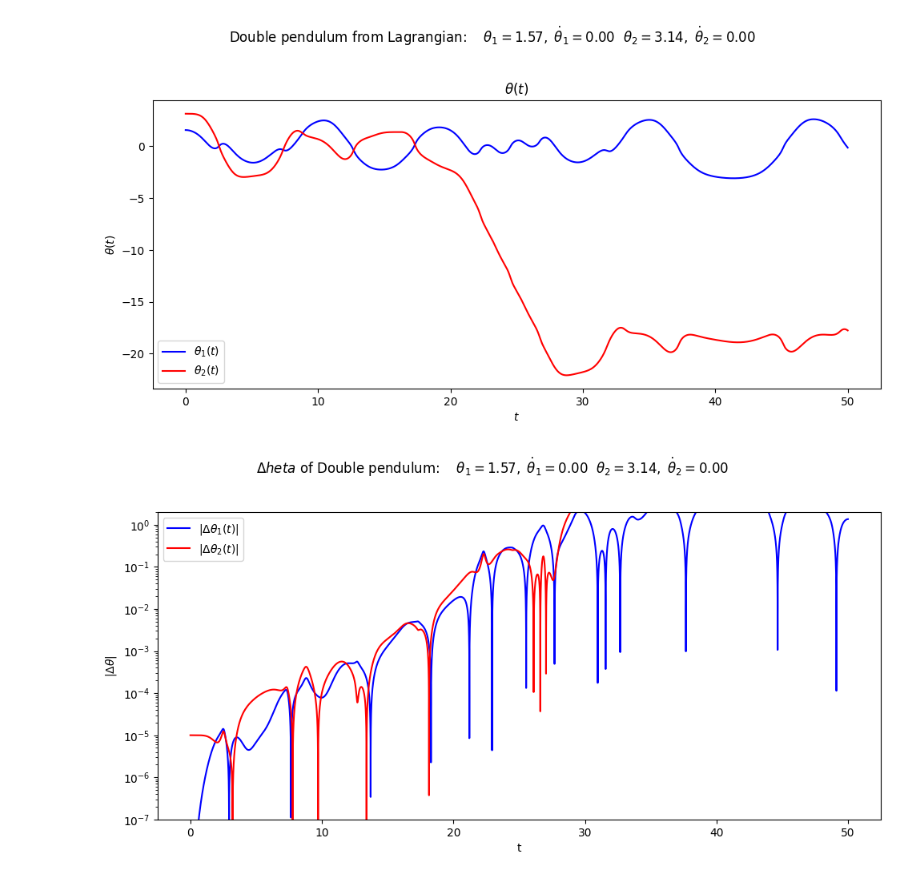
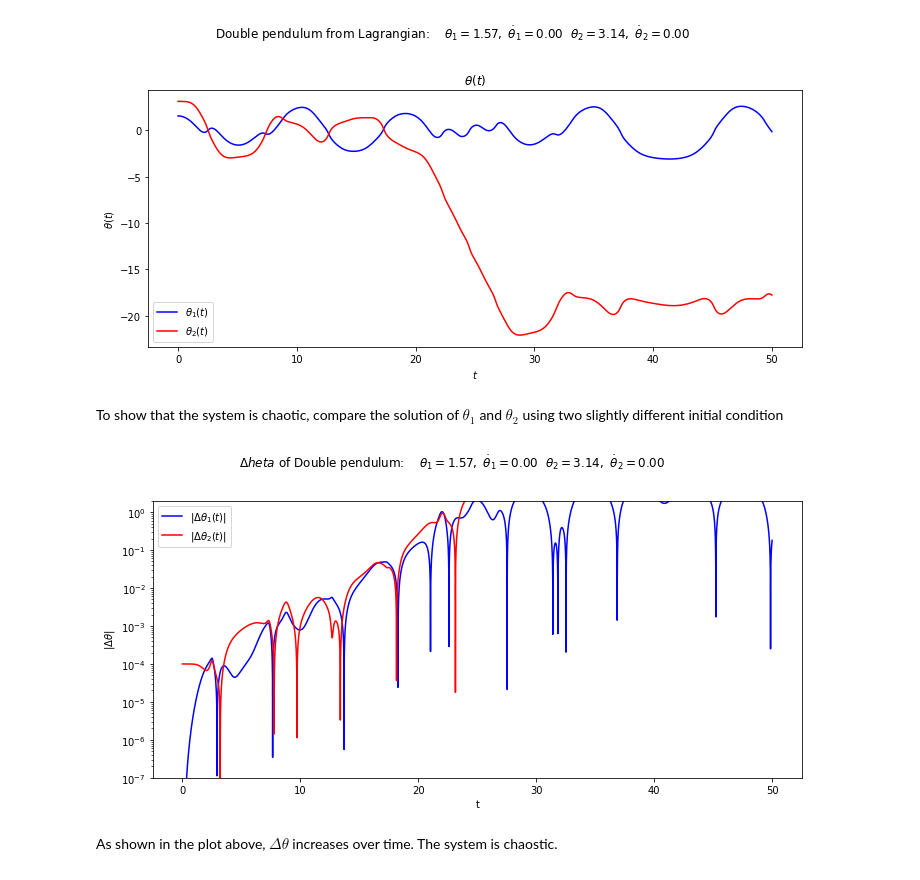
Before and after one commit to 54wedge/5300_final, a Jupyter notebook: Double_Pendulum.ipynb, the cells around one changed output. Cells and saved outputs as stored; diff of their text form; code cells hidden in the pictures.

```diff
--- a/Double_Pendulum.ipynb
+++ b/Double_Pendulum.ipynb
@@ -5,12 +5,3 @@ import numpy as np
 from scipy.integrate import odeint, solve_ivp
 
 import matplotlib.pyplot as plt
-# %%
-# The dpi (dots-per-inch) setting will affect the resolution and how large
-#  the plots appear on screen and printed.  So you may want/need to adjust
-#  the figsize when creating the figure.
-plt.rcParams['figure.dpi'] = 100.    # this is the default for notebook
-
-# Change the common font size (smaller when higher dpi)
-font_size = 10
-plt.rcParams.update({'font.size': font_size})
@@ -23,7 +51,7 @@ class Double_Pendulum():
         self.m2 = m2
         self.g = g
 
-    def dz_dt(self, t, y):
+    def dy_dt(self, t, y):
         """
         This function returns the right-hand side of the diffeq:
         [dtheta_1/dt d^2theta_1/dt^2 dtheta_2/dt d^2theta_2/dt^2]
@@ -39,20 +67,20 @@ class Double_Pendulum():
         Returns
         -------
         """
-        theta1, z1, theta2, z2 = y
-        theta1_dot = z1
-        z1_dot = (self.m2*self.g*np.sin(theta2)*np.cos(theta1-theta2)\
-                    - self.m2*np.sin(theta1-theta2)*(self.L1*z1**2*np.cos(theta1-theta2)+self.L2*z2**2)\
+        theta1, theta1_dot, theta2, theta2_dot = y
+        theta1_dot = theta1_dot
+        theta1_ddot = (self.m2*self.g*np.sin(theta2)*np.cos(theta1-theta2)\
+                    - self.m2*np.sin(theta1-theta2)*(self.L1*theta1_dot**2*np.cos(theta1-theta2)+self.L2*theta2_dot**2)\
                     - (self.m1+self.m2)*self.g*np.sin(theta1))\
                     /(self.L1*(self.m1+self.m2*np.sin(theta1-theta2)**2))
 
-        theta2_dot = z2
-        z2_dot = ((self.m1+self.m2)*(self.L1*z1**2*np.sin(theta1-theta2)\
+        theta2_dot = theta2_dot
+        theta2_ddot = ((self.m1+self.m2)*(self.L1*theta1_dot**2*np.sin(theta1-theta2)\
                     -self.g*np.sin(theta2)+self.g*np.sin(theta1)*np.cos(theta1-theta2))
-                    +self.m2*self.L2*z2**2*np.sin(theta1-theta2)*np.cos(theta1-theta2))\
+                    +self.m2*self.L2*theta2_dot**2*np.sin(theta1-theta2)*np.cos(theta1-theta2))\
                     /(self.L2*(self.m1+self.m2*np.sin(theta1-theta2)**2))
 
-        return [theta1_dot, z1_dot, theta2_dot, z2_dot]
+        return [theta1_dot, theta1_ddot, theta2_dot, theta2_ddot]
 
     def solve_ode(self, t_pts, theta1_0, theta1_dot_0, theta2_0, theta2_dot_0,
                   abserr=1.0e-9, relerr=1.0e-9):
@@ -61,7 +89,7 @@ class Double_Pendulum():
         Specify smaller abserr and relerr to get more precision.
         """
         y = [theta1_0, theta1_dot_0, theta2_0, theta2_dot_0]
-        solution = solve_ivp(self.dz_dt, (t_pts[0], t_pts[-1]),
+        solution = solve_ivp(self.dy_dt, (t_pts[0], t_pts[-1]),
                              y, t_eval=t_pts,
                              atol=abserr, rtol=relerr)
         theta1, theta1_dot, theta2, theta2_dot = solution.y
@@ -119,7 +147,7 @@ g = 1.
 # Instantiate a pendulum
 p1 = Double_Pendulum(L1=L1, L2=L2, m1=m1, m2=m2, g=g)
 # %%
-# both plots: same initial conditions
+# initial conditions
 theta1_0 = 1/2*np.pi
 theta1_dot_0 = 0.
 theta2_0 = np.pi
@@ -136,7 +164,7 @@ overall_title = 'Double pendulum from Lagrangian:  ' + \
                 rf' $\dot\theta_2 = {theta2_dot_0:.2f}$'
 fig.suptitle(overall_title, va='baseline')
 
-# first plot: theta plot
+# theta plot
 ax_a = fig.add_subplot(1,1,1)
 
 start, stop = start_stop_indices(t_pts, 0., 50.)
@@ -154,7 +182,9 @@ plot_y_vs_x(t_pts[start : stop], theta2[start : stop],
 fig.tight_layout()
 fig.savefig('double_pendulum.png', bbox_inches='tight')
 # %% [output]
-[figure, old version]
+[figure, new version]
+# %% [markdown]
+To show that the system is chaotic, compare the solution of $\theta_1$ and $\theta_2$ using two slightly different initial condition
 # %%
 # one plot with multiple initial conditions
 theta1_0_1 = 1/2*np.pi
@@ -167,7 +197,7 @@ theta1_1, theta1_dot_1, theta2_1, theta2_dot_1 = p1.solve_ode(t_pts, theta1_0_1,
 
 theta1_0_2 = 1/2*np.pi
 theta1_dot_0_2 = 0.
-theta2_0_2 = np.pi-0.00001
+theta2_0_2 = np.pi+0.0001
 theta2_dot_0_2 = 0.
 theta1_2, theta1_dot_2, theta2_2, theta2_dot_2 = p1.solve_ode(t_pts, theta1_0_2, \
                                                       theta1_dot_0_2, theta2_0_2, \
@@ -177,32 +207,34 @@ theta1_2, theta1_dot_2, theta2_2, theta2_dot_2 = p1.solve_ode(t_pts, theta1_0_2,
 Delta_theta1 = np.fabs(theta1_2-theta1_1)
 Delta_theta2 = np.fabs(theta2_2-theta2_1)
 
 
 # start the plot!
 fig = plt.figure(figsize=(10,5))
 overall_title = f'$\Delta\theta$ of Double pendulum:  ' + \
                 rf'  $\theta_1 = {theta1_0:.2f},$' + \
                 rf' $\dot\theta_1 = {theta1_dot_0:.2f}$' + \
                 rf'  $\theta_2 = {theta2_0:.2f},$' + \
                 rf' $\dot\theta_2 = {theta2_dot_0:.2f}$'
 fig.suptitle(overall_title, va='baseline')
 
-# two plot: plot from t=0 to t=8 and another from t=0 to t=100
+# plot from t=0 to t=50
 ax_a = fig.add_subplot(1,1,1)
 
 start, stop = start_stop_indices(t_pts, 0., 50.)
 plot_y_vs_x(t_pts[start : stop], Delta_theta1[start : stop],
             color='blue', label=r'$|\Delta\theta_1(t)|$', semilogy=True)
 
 plot_y_vs_x(t_pts[start : stop], Delta_theta2[start : stop],
             color='red', label=r'$|\Delta\theta_2(t)|$', semilogy=True)
 ax_a.set_ylim(1.e-7,2.)
 ax_a.set_xlabel('t')
 ax_a.set_ylabel(r'$|\Delta\theta|$')
 
 fig.tight_layout()
 
 # always bbox_inches='tight' for best results.  Further adjustments also.
 fig.savefig('delta_theta.png', bbox_inches='tight')
 # %% [output]
-[figure, old version]
+[figure, new version]
+# %% [markdown]
+As shown in the plot above, $\Delta\theta$ increases over time. The system is chaostic.
```
Also changed, not shown: parts of 2 cells of this notebook, 4 other files.
